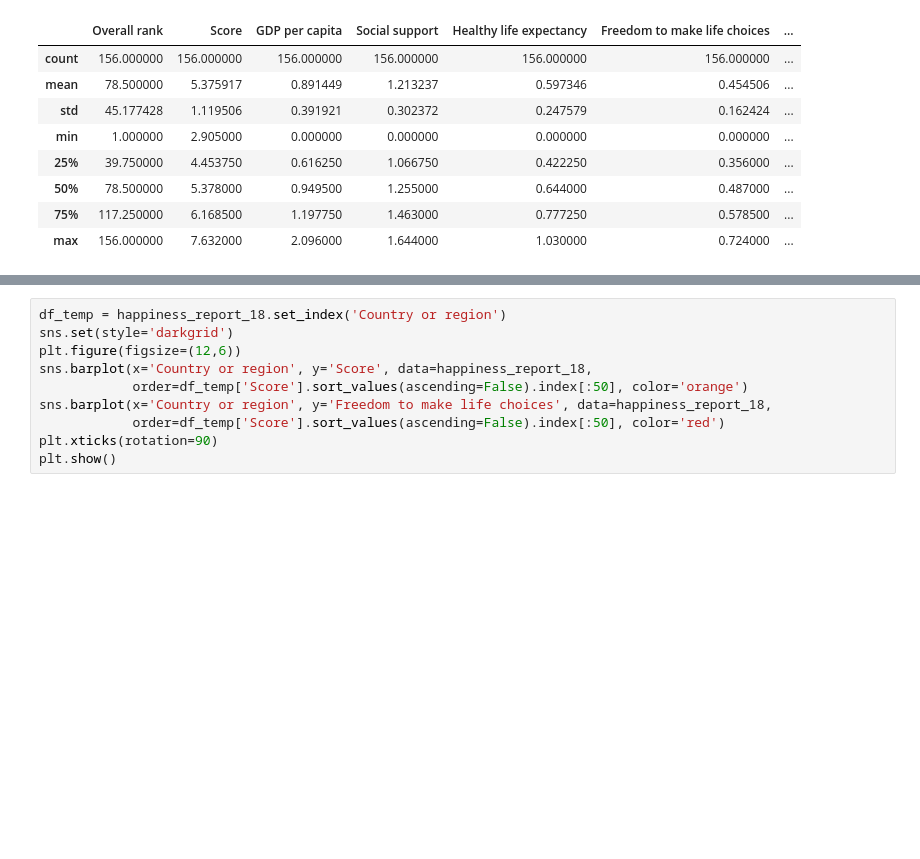
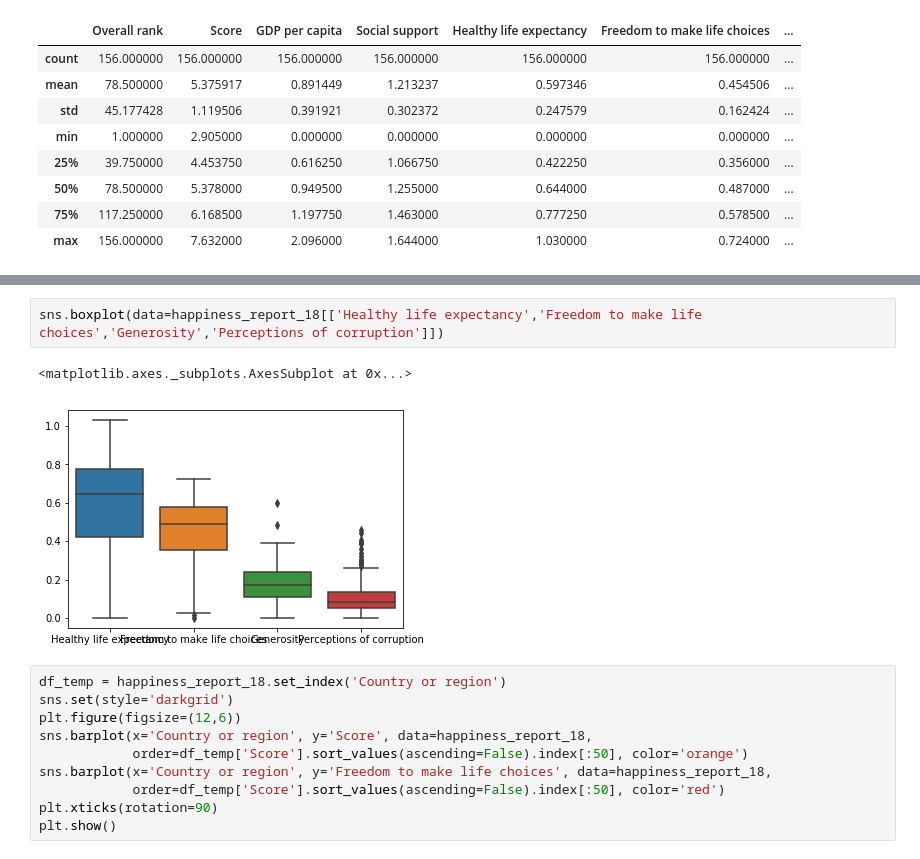
Before and after one commit to Noha-Magdy/world-happiness-report-analysis, a Jupyter notebook: Happiness_report_analysis.ipynb, the cells around one changed output, grey strips where cells are left out. Drawn from its saved outputs; the diff is of its cells as text; blank space fills up the shorter version.

```diff
--- a/Happiness_report_analysis.ipynb
+++ b/Happiness_report_analysis.ipynb
@@ -142,3 +172,8 @@ happiness_report_18['Score'].plot.hist(bins=30)
+# %%
+sns.boxplot(data=happiness_report_18[['Healthy life expectancy','Freedom to make life choices','Generosity','Perceptions of corruption']])
+# %% [output]
+<matplotlib.axes._subplots.AxesSubplot at 0x...>
+[figure, added]
 # %%
 df_temp = happiness_report_18.set_index('Country or region')
 sns.set(style='darkgrid')
```
Also changed, not shown: parts of 12 cells of this notebook, 1 other file.
